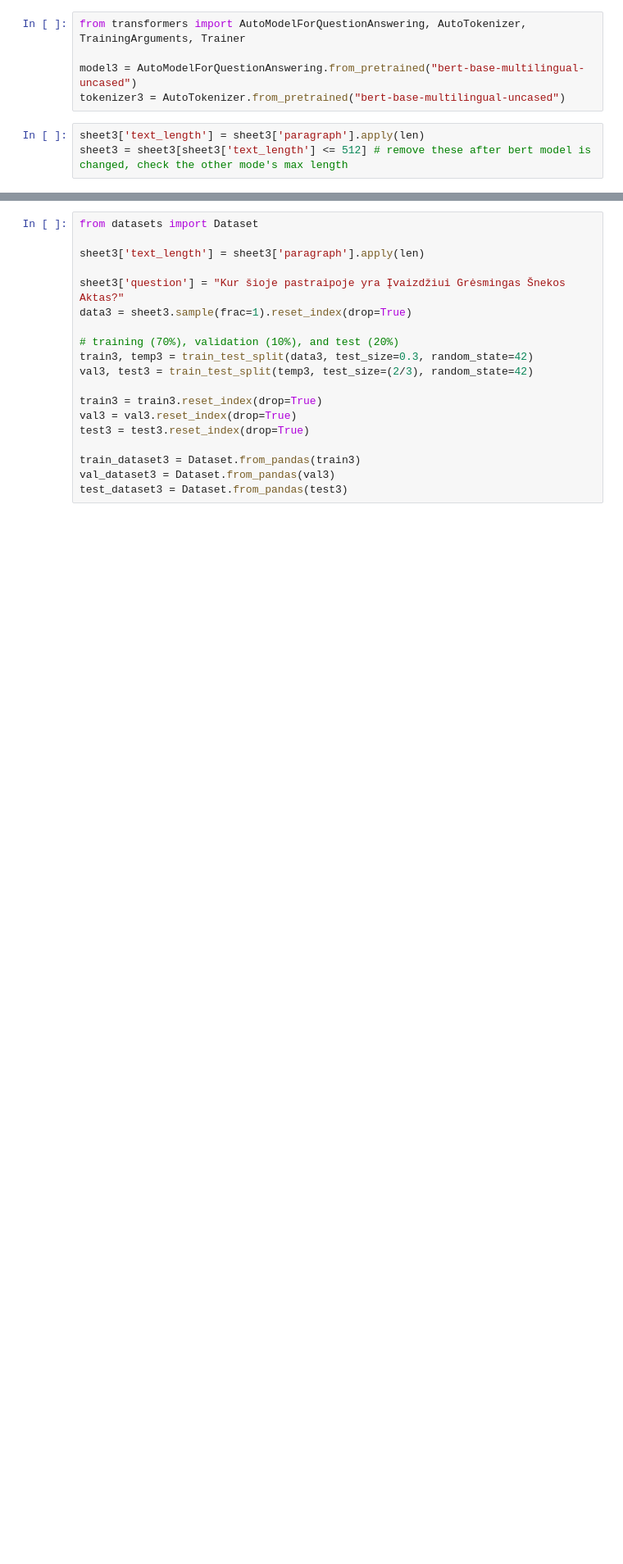
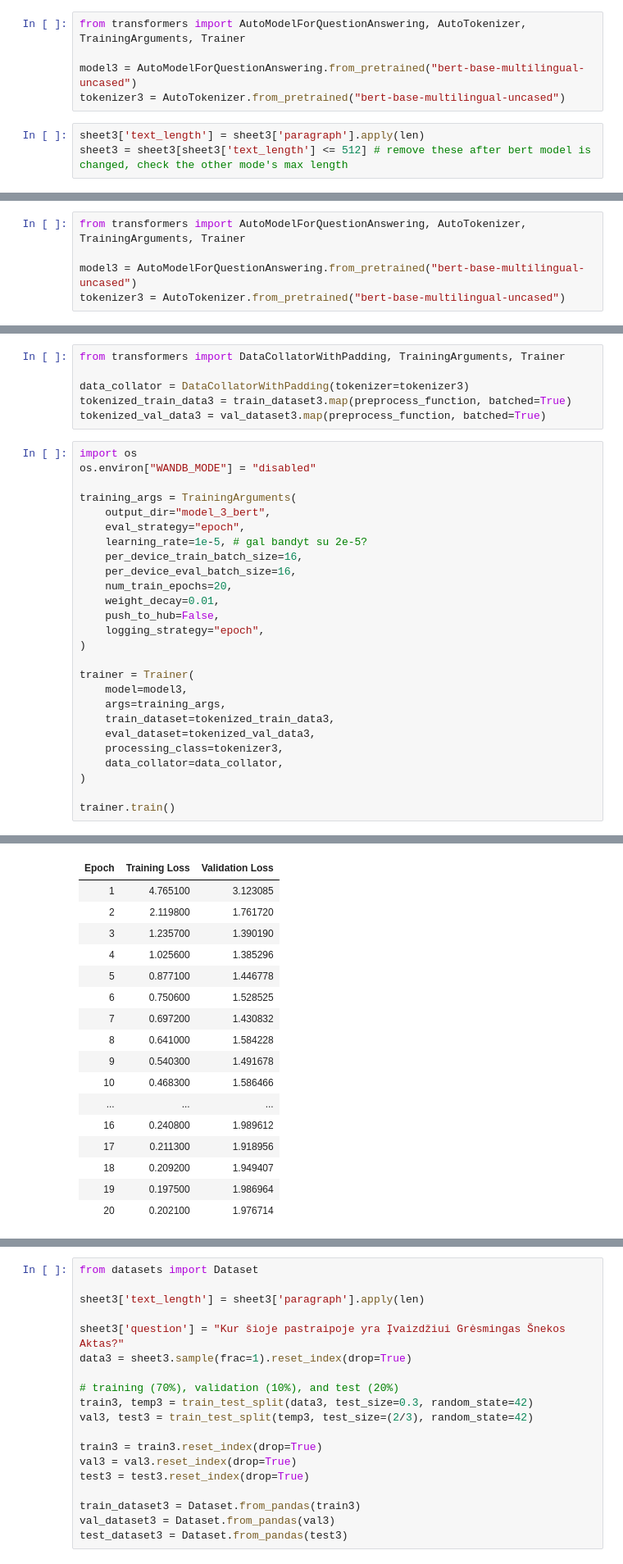
Before and after one commit to Deminalla/LLM, a Jupyter notebook: fta.ipynb, the cells around one changed output, grey strips where cells are left out. Shown: that part at 82% size. Drawn from its saved outputs; the diff is of its cells as text; blank space fills up the shorter version.

```diff
--- a/fta.ipynb
+++ b/fta.ipynb
@@ -519,0 +920,5 @@ sheet3 = sheet3[sheet3['text_length'] <= 512] # remove these after bert model is
+# %%
+from transformers import AutoModelForQuestionAnswering, AutoTokenizer, TrainingArguments, Trainer
+
+model3 = AutoModelForQuestionAnswering.from_pretrained("bert-base-multilingual-uncased")
+tokenizer3 = AutoTokenizer.from_pretrained("bert-base-multilingual-uncased")
@@ -519,0 +994,33 @@ sheet3 = sheet3[sheet3['text_length'] <= 512] # remove these after bert model is
+# %%
+from transformers import DataCollatorWithPadding, TrainingArguments, Trainer
+
+data_collator = DataCollatorWithPadding(tokenizer=tokenizer3)
+tokenized_train_data3 = train_dataset3.map(preprocess_function, batched=True)
+tokenized_val_data3 = val_dataset3.map(preprocess_function, batched=True)
+# %%
+import os
+os.environ["WANDB_MODE"] = "disabled"
+
+training_args = TrainingArguments(
+    output_dir="model_3_bert",
+    eval_strategy="epoch",
+    learning_rate=1e-5, # gal bandyt su 2e-5?
+    per_device_train_batch_size=16,
+    per_device_eval_batch_size=16,
+    num_train_epochs=20,
+    weight_decay=0.01,
+    push_to_hub=False,
+    logging_strategy="epoch",
+)
+
+trainer = Trainer(
+    model=model3,
+    args=training_args,
+    train_dataset=tokenized_train_data3,
+    eval_dataset=tokenized_val_data3,
+    processing_class=tokenizer3,
+    data_collator=data_collator,
+)
+
+trainer.train()
+# %% [output]
@@ -519,0 +1029,17 @@ sheet3 = sheet3[sheet3['text_length'] <= 512] # remove these after bert model is
+| Epoch | Training Loss | Validation Loss |
+| 1 | 4.765100 | 3.123085 |
+| 2 | 2.119800 | 1.761720 |
+| 3 | 1.235700 | 1.390190 |
+| 4 | 1.025600 | 1.385296 |
+| 5 | 0.877100 | 1.446778 |
+| 6 | 0.750600 | 1.528525 |
+| 7 | 0.697200 | 1.430832 |
+| 8 | 0.641000 | 1.584228 |
+| 9 | 0.540300 | 1.491678 |
+| 10 | 0.468300 | 1.586466 |
+| ... | ... | ... |
+| 16 | 0.240800 | 1.989612 |
+| 17 | 0.211300 | 1.918956 |
+| 18 | 0.209200 | 1.949407 |
+| 19 | 0.197500 | 1.986964 |
+| 20 | 0.202100 | 1.976714 |
```
Also changed, not shown: parts of 101 cells of this notebook.
